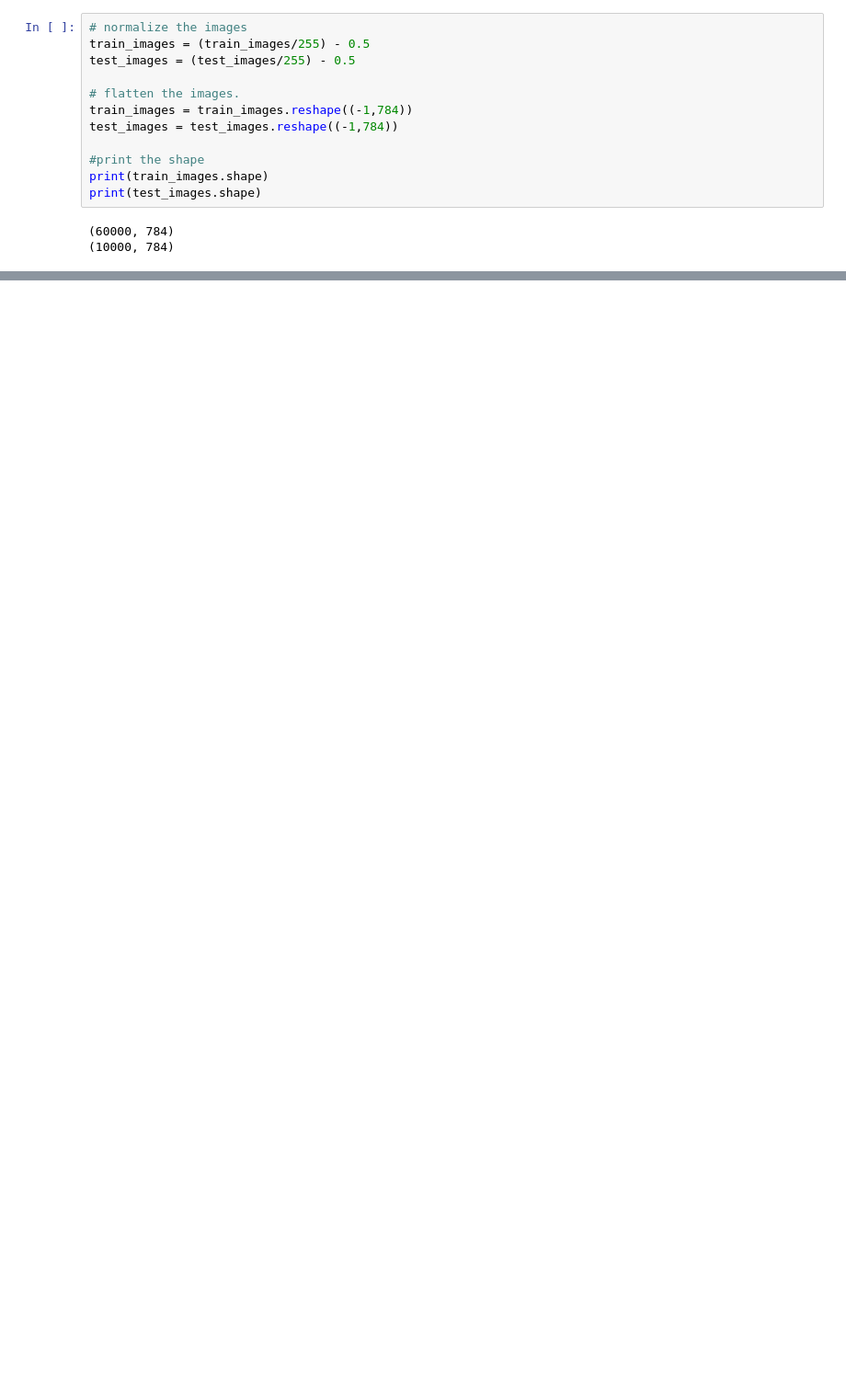
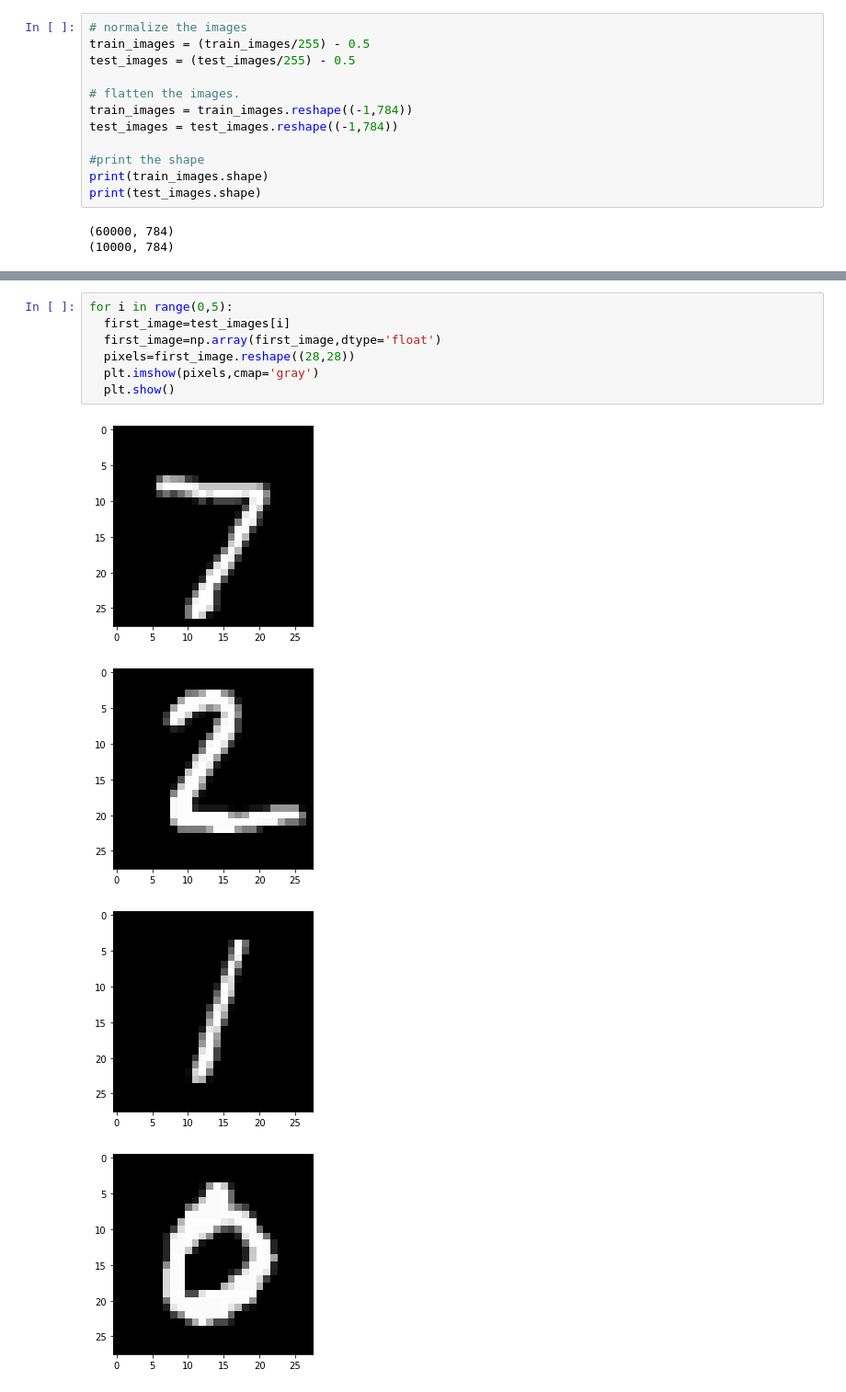
Before and after one commit to yandaj/Fetch_RAP, a Jupyter notebook: lab2.ipynb, the cells around one changed output, grey strips where cells are left out. Shown: that part at 92% size. Cells and saved outputs as stored; diff of their text form; blank space fills up the shorter version.

```diff
--- a/lab2.ipynb
+++ b/lab2.ipynb
@@ -78,0 +121,12 @@ model.fit(
+# %%
+for i in range(0,5):
+  first_image=test_images[i]
+  first_image=np.array(first_image,dtype='float')
+  pixels=first_image.reshape((28,28))
+  plt.imshow(pixels,cmap='gray')
+  plt.show()
+# %% [output]
+[figure, added]
+[figure, added]
+[figure, added]
+[figure, added]
```
Also changed, not shown: parts of 7 cells of this notebook.
